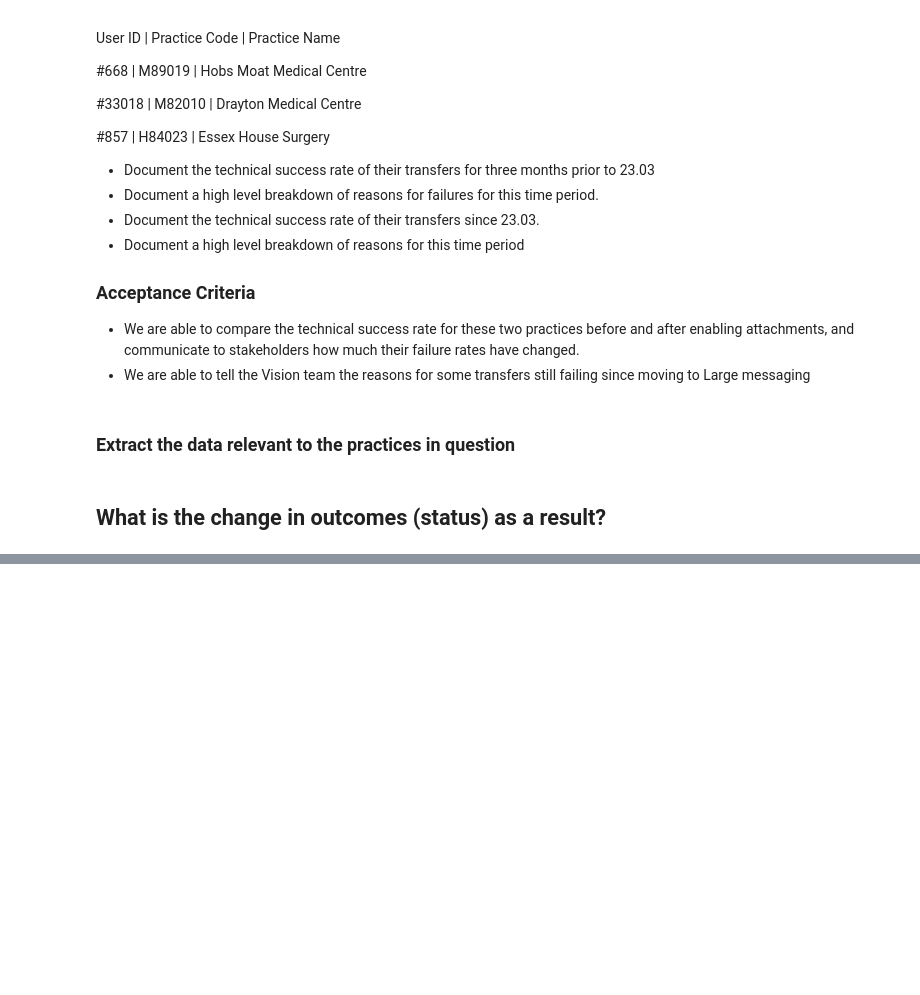
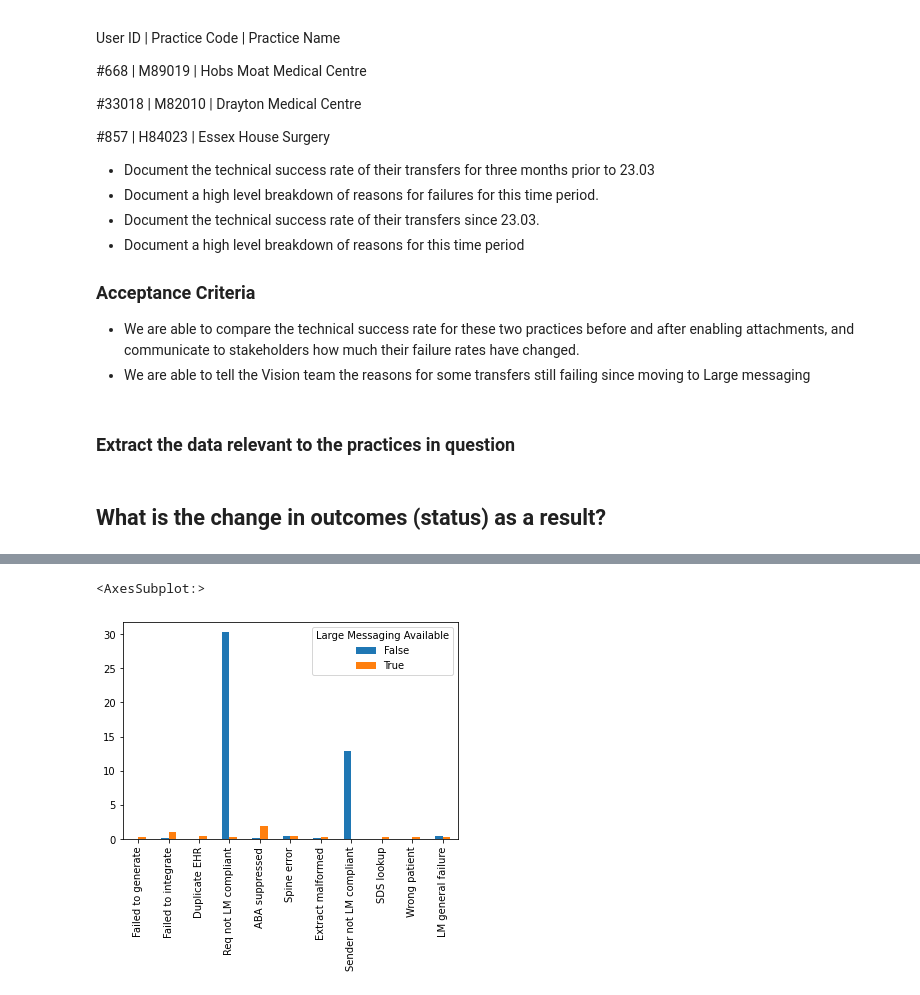
Before and after one commit to nhsconnect/prm-gp2gp-data-sandbox, a Jupyter notebook: notebooks/28-PRMT-1475--impact-LM-vision-practices.ipynb, the cells around one changed output, grey strips where cells are left out. Saved outputs shown, nothing was run; the diff lists cells and outputs as text; code cells hidden in the pictures; blank space fills up the shorter version.

```diff
--- a/notebooks/28-PRMT-1475--impact-LM-vision-practices.ipynb
+++ b/notebooks/28-PRMT-1475--impact-LM-vision-practices.ipynb
@@ -104,3 +108,5 @@ transfers["requesting_supplier"] = transfers["requesting_supplier"].replace(supp
+# %%
+error_code_lookup_file = pd.read_csv("https://raw.githubusercontent.com/nhsconnect/prm-gp2gp-data-sandbox/master/data/gp2gp_response_codes.csv")
 # %% [markdown]
 ### Extract the data relevant to the practices in question
 # %%
@@ -164,0 +160,18 @@ outcomes_table_percentage_chance
+# %%
+def outcomes_pc_table_exploding_input(transfers_df,exploding_column,pivot_index):
+    lm_error_changes=pd.pivot_table(transfers_df.explode(exploding_column),index=pivot_index,columns=exploding_column,values='conversation_id', aggfunc='count').fillna(0)
+    transfer_counts=transfers_df[pivot_index].value_counts()[lm_error_changes.index]
+    return (lm_error_changes.div(transfer_counts, axis=0)*100).round(2)
+
+def rename_errors_table(error_table,error_name_dict):
+    error_table.columns=[error_name_dict[column] for column in error_table.columns]
+    return error_table.T
+
+error_names_dict=error_code_lookup_file.set_index('ErrorCode').to_dict()['ErrorName']
+# %%
+error_code_high_level=outcomes_pc_table_exploding_input(relevant_transfers,'unique_errors','Large Messaging Available')
+error_code_high_level=rename_errors_table(error_code_high_level,error_names_dict)
+error_code_high_level.plot.bar()
+# %% [output]
+<AxesSubplot:>
+[figure, added]
```
Also changed, not shown: parts of 18 cells of this notebook.
